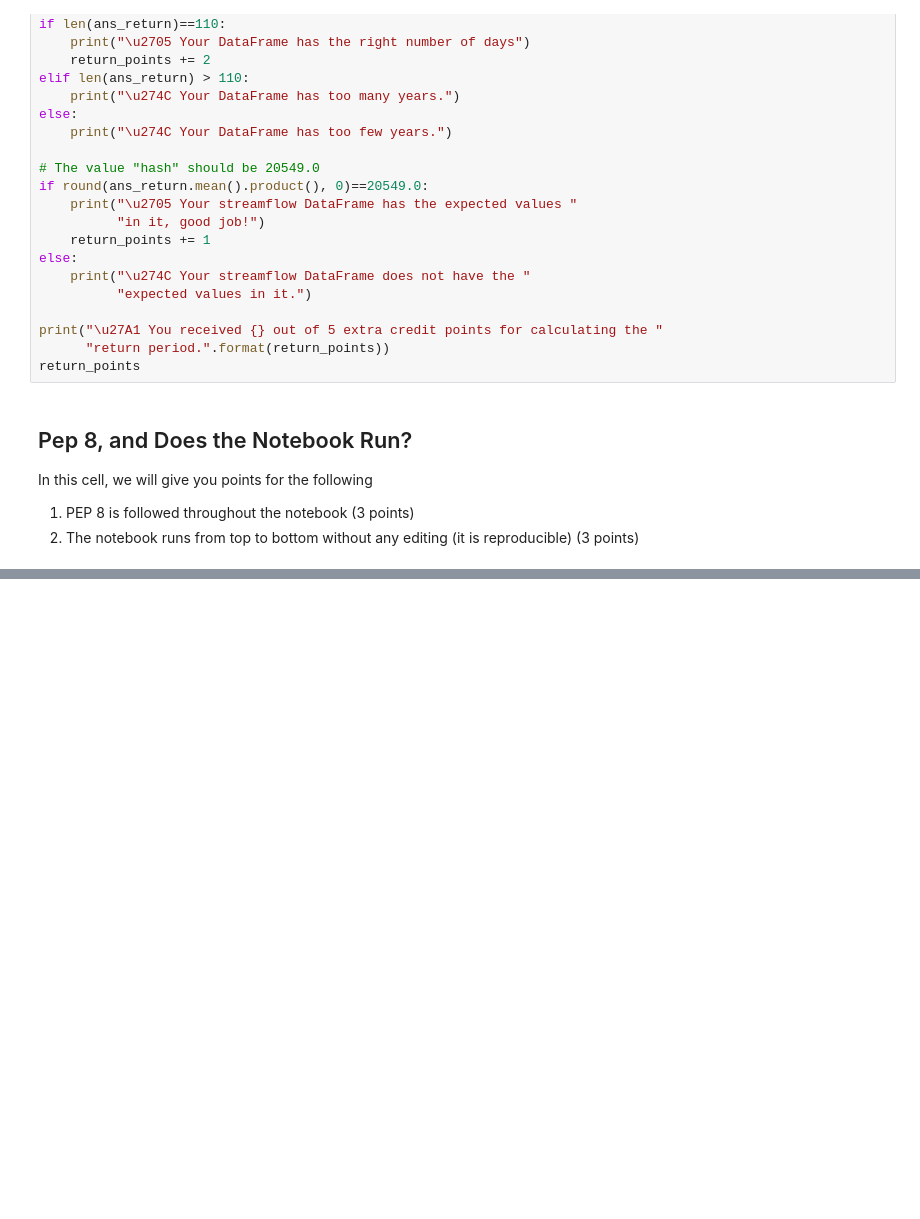
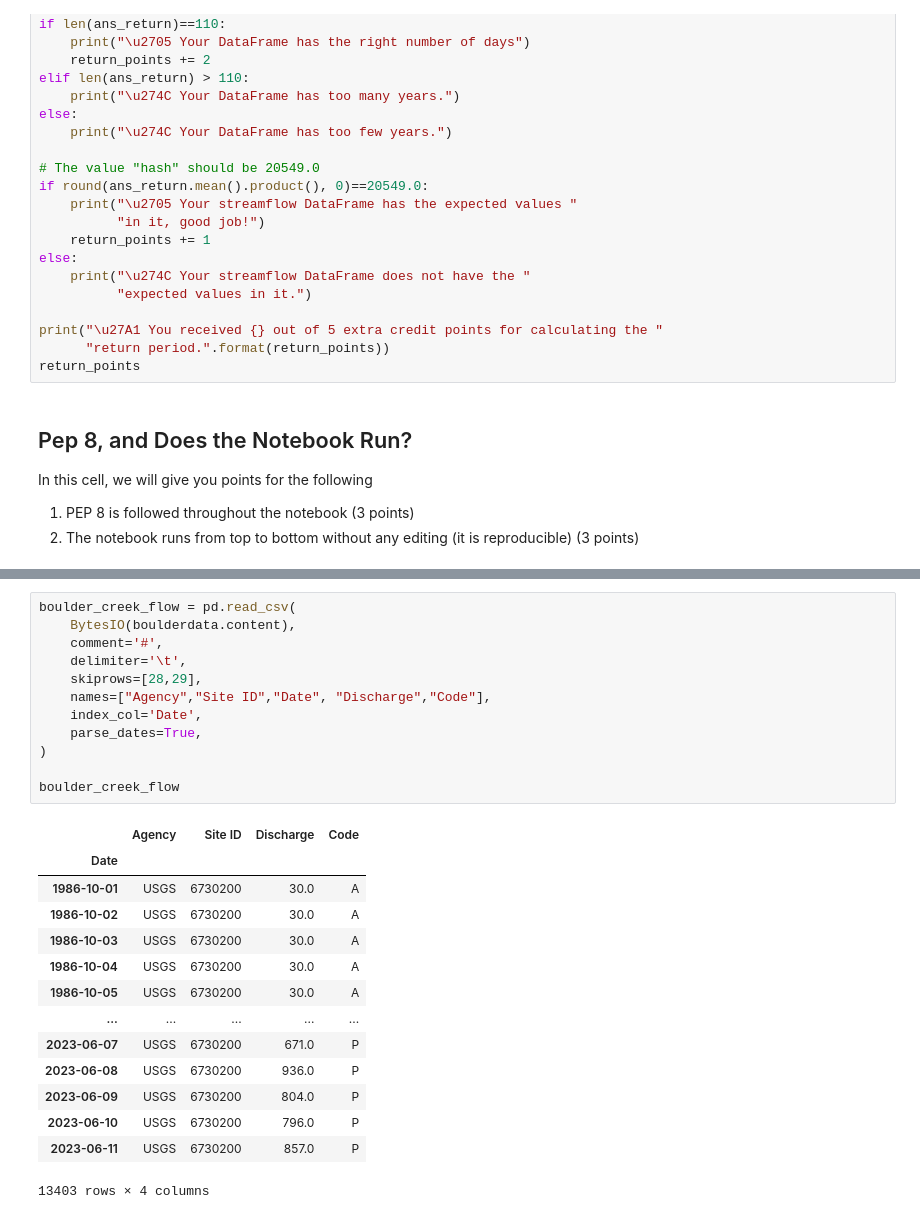
Before and after one commit to ScottNSheldon/time-series-data-ScottNSheldon, a Jupyter notebook: stars-02-time-series.ipynb, the cells around one changed output, grey strips where cells are left out. Saved outputs shown, nothing was run; the diff lists cells and outputs as text; blank space fills up the shorter version.

```diff
--- a/stars-02-time-series.ipynb
+++ b/stars-02-time-series.ipynb
@@ -752,0 +810,27 @@ In this cell, we will give you points for the following
+# %%
+boulder_creek_flow = pd.read_csv(
+    BytesIO(boulderdata.content),
+    comment='#',
+    delimiter='\t',
+    skiprows=[28,29],
+    names=["Agency","Site ID","Date", "Discharge","Code"],
+    index_col='Date',
+    parse_dates=True,
+)
+
+boulder_creek_flow
+# %% [output]
+|  | Agency | Site ID | Discharge | Code |
+| Date |  |  |  |  |
+| 1986-10-01 | USGS | 6730200 | 30.0 | A |
+| 1986-10-02 | USGS | 6730200 | 30.0 | A |
+| 1986-10-03 | USGS | 6730200 | 30.0 | A |
+| 1986-10-04 | USGS | 6730200 | 30.0 | A |
+| 1986-10-05 | USGS | 6730200 | 30.0 | A |
+| ... | ... | ... | ... | ... |
+| 2023-06-07 | USGS | 6730200 | 671.0 | P |
+| 2023-06-08 | USGS | 6730200 | 936.0 | P |
+| 2023-06-09 | USGS | 6730200 | 804.0 | P |
+| 2023-06-10 | USGS | 6730200 | 796.0 | P |
+| 2023-06-11 | USGS | 6730200 | 857.0 | P |
+13403 rows × 4 columns
```
Also changed, not shown: parts of 13 cells of this notebook.
